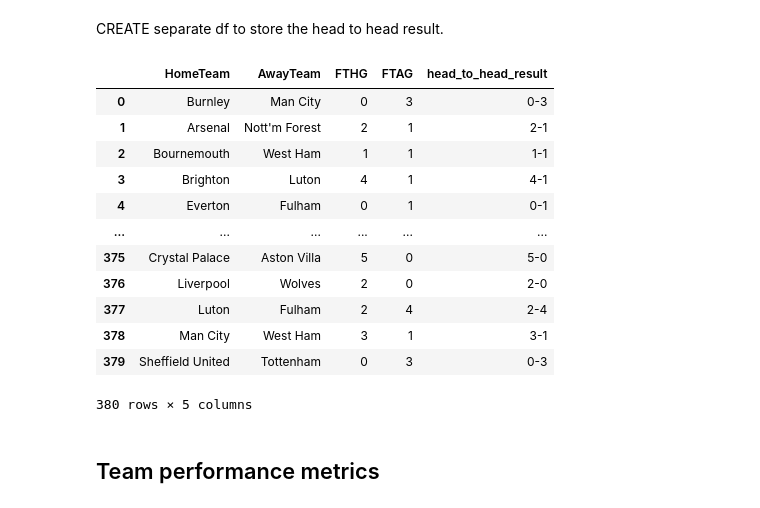
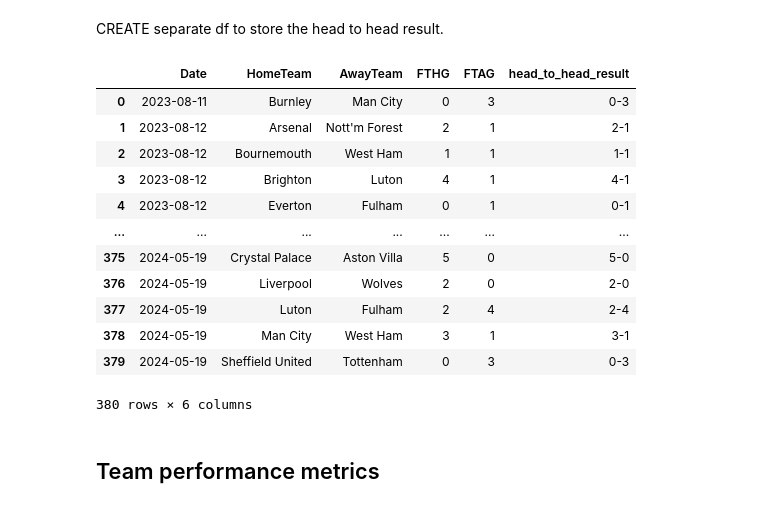
Before and after one commit to SirIan71/SIRIAN, a Jupyter notebook: all_euro_2023-2024.ipynb, the cells around one changed output. Saved outputs shown, nothing was run; the diff lists cells and outputs as text; code cells hidden in the pictures.

```diff
--- a/all_euro_2023-2024.ipynb
+++ b/all_euro_2023-2024.ipynb
@@ -7,7 +7,7 @@ import seaborn as sns
 import matplotlib.pyplot as plt
 # %%
 # EO - REP English premier league
-euro_23_24 = pd.read_excel('/home/sirian/Documents/AI_Agents_&_LLMS/Cursor/sirian/data/all-euro-data-2023-2024.xlsx', sheet_name= 'E0')
+euro_23_24 = pd.read_excel('/home/sirian/Documents/AI_Agents_&_LLMS/Cursor/sirian/data/all-euro-data-99-25/all-euro-data-2023-2024.xlsx', sheet_name= 'E0')
 euro_23_24.head(10)
 # %% [output]
 |  | Div | Date | Time | HomeTeam | AwayTeam | FTHG | FTAG | FTR | HTHG | HTAG | ... | ... |
@@ -357,43 +357,43 @@ CREATE separate df to store the head to head result.
 # %%
 def create_head_to_head_dataframe(df):
     """Creates a new DataFrame with 'FTHG', 'FTAG', 'head_to_head_result', 'hometeam', and 'awayteam' columns.
 
     Args:
         df: The original Pandas DataFrame containing at least 'FTHG', 'FTAG', 'hometeam', and 'awayteam' columns.
 
     Returns:
         A new DataFrame with the specified columns.
         If any of the required columns are missing, it returns None.
         It also adds a 'head_to_head_result' column derived from 'FTHG' and 'FTAG'.
     """
 
-    required_cols = ['HomeTeam', 'AwayTeam','FTHG', 'FTAG', ]
+    required_cols = ['Date','HomeTeam', 'AwayTeam','FTHG', 'FTAG']
 
     h2h_df = euro_23_24[required_cols].copy() # Create a copy to avoid modifying the original df
 
     h2h_df['head_to_head_result'] = euro_23_24.apply(
         lambda row: f"{row['FTHG']}-{row['FTAG']}", axis=1
     )
 
     return h2h_df
 
 
 h2h_df = create_head_to_head_dataframe(euro_23_24)
 h2h_df
 # %% [output]
-|  | HomeTeam | AwayTeam | FTHG | FTAG | head_to_head_result |
-| 0 | Burnley | Man City | 0 | 3 | 0-3 |
-| 1 | Arsenal | Nott'm Forest | 2 | 1 | 2-1 |
-| 2 | Bournemouth | West Ham | 1 | 1 | 1-1 |
-| 3 | Brighton | Luton | 4 | 1 | 4-1 |
-| 4 | Everton | Fulham | 0 | 1 | 0-1 |
-| ... | ... | ... | ... | ... | ... |
-| 375 | Crystal Palace | Aston Villa | 5 | 0 | 5-0 |
-| 376 | Liverpool | Wolves | 2 | 0 | 2-0 |
-| 377 | Luton | Fulham | 2 | 4 | 2-4 |
-| 378 | Man City | West Ham | 3 | 1 | 3-1 |
-| 379 | Sheffield United | Tottenham | 0 | 3 | 0-3 |
+|  | Date | HomeTeam | AwayTeam | FTHG | FTAG | head_to_head_result |
+| 0 | 2023-08-11 | Burnley | Man City | 0 | 3 | 0-3 |
+| 1 | 2023-08-12 | Arsenal | Nott'm Forest | 2 | 1 | 2-1 |
+| 2 | 2023-08-12 | Bournemouth | West Ham | 1 | 1 | 1-1 |
+| 3 | 2023-08-12 | Brighton | Luton | 4 | 1 | 4-1 |
+| 4 | 2023-08-12 | Everton | Fulham | 0 | 1 | 0-1 |
+| ... | ... | ... | ... | ... | ... | ... |
+| 375 | 2024-05-19 | Crystal Palace | Aston Villa | 5 | 0 | 5-0 |
+| 376 | 2024-05-19 | Liverpool | Wolves | 2 | 0 | 2-0 |
+| 377 | 2024-05-19 | Luton | Fulham | 2 | 4 | 2-4 |
+| 378 | 2024-05-19 | Man City | West Ham | 3 | 1 | 3-1 |
+| 379 | 2024-05-19 | Sheffield United | Tottenham | 0 | 3 | 0-3 |
-380 rows × 5 columns
+380 rows × 6 columns
 # %% [markdown]
 ## Team performance metrics
 # %%
```
Also changed, not shown: parts of 1 cell of this notebook, 3 other files.
